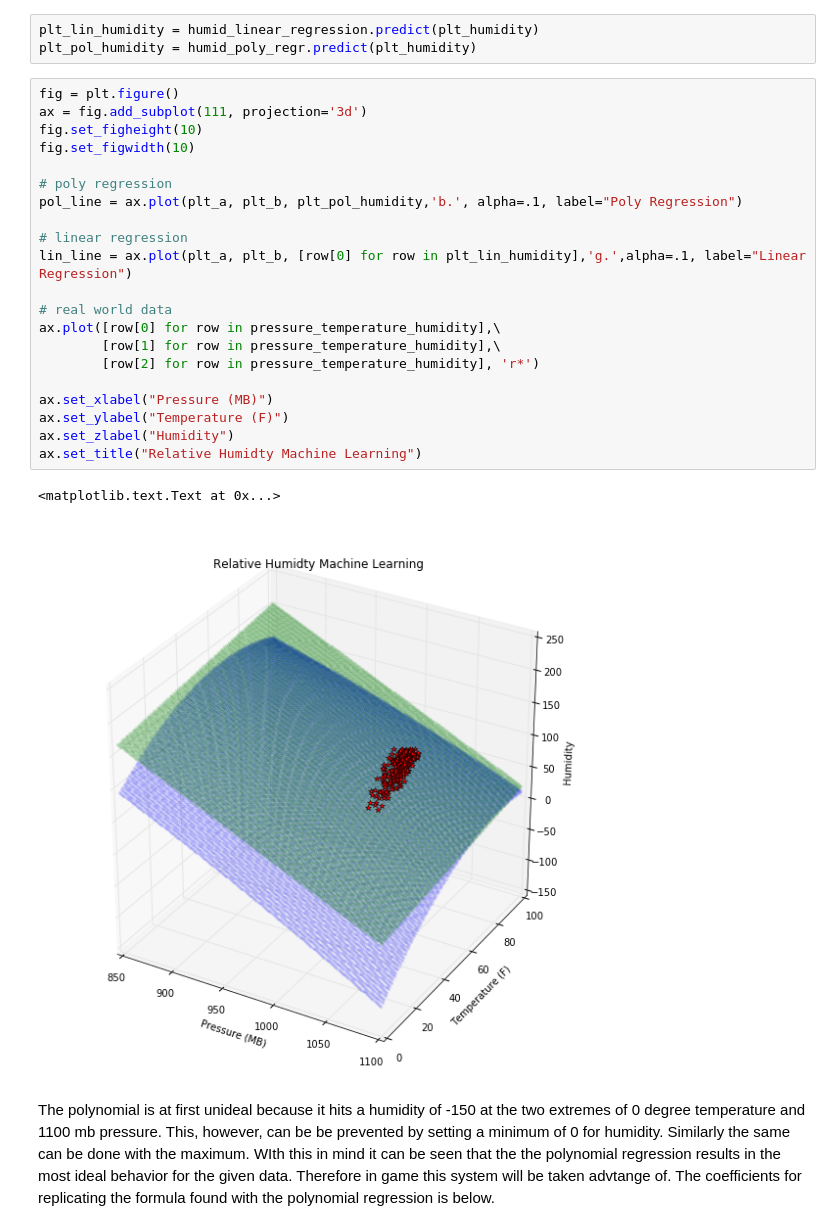
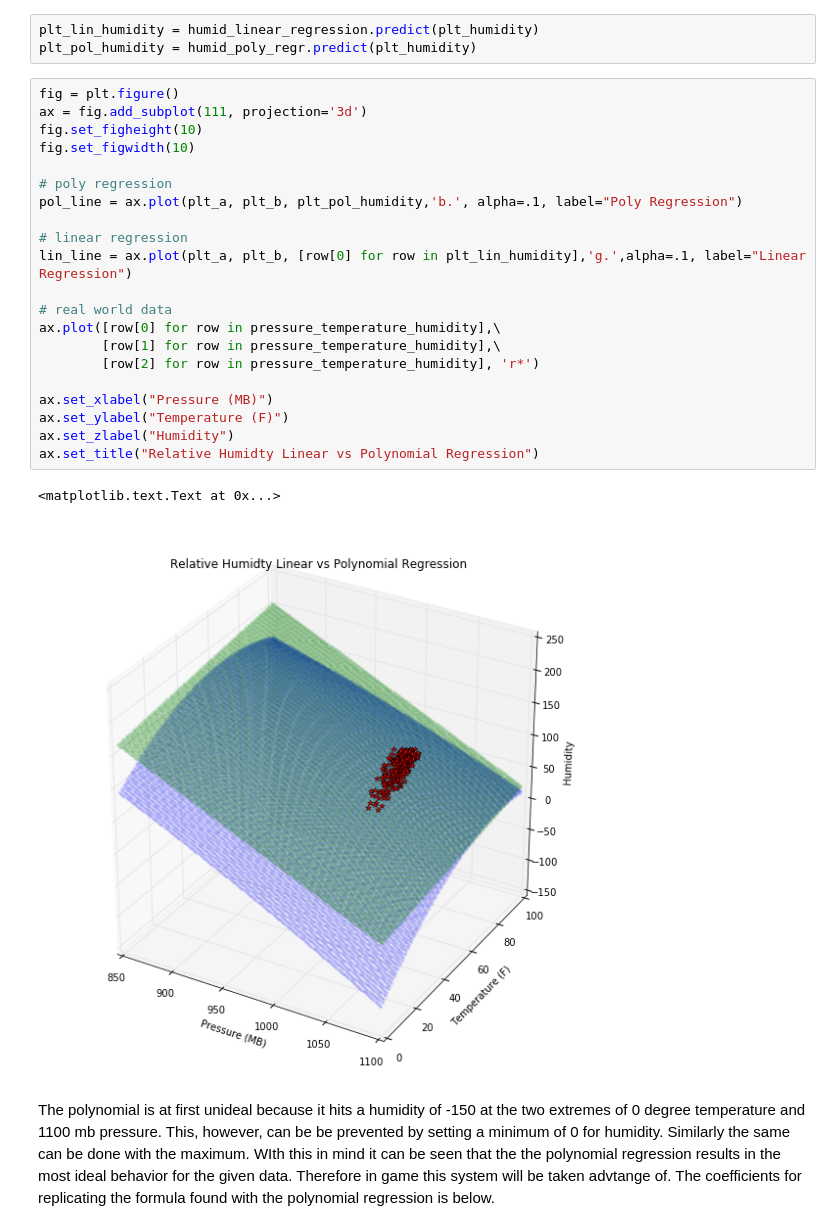
Before and after one commit to bi3mer/WeatherForecasting, a Jupyter notebook: Lorenz Simulation.ipynb, the cells around one changed output. Cells and saved outputs as stored; diff of their text form.

```diff
--- a/Lorenz Simulation.ipynb
+++ b/Lorenz Simulation.ipynb
@@ -953,27 +976,27 @@ plt_pol_humidity = humid_poly_regr.predict(plt_humidity)
 # %%
 fig = plt.figure()
 ax = fig.add_subplot(111, projection='3d')
 fig.set_figheight(10)
 fig.set_figwidth(10)
 
 # poly regression
 pol_line = ax.plot(plt_a, plt_b, plt_pol_humidity,'b.', alpha=.1, label="Poly Regression")
 
 # linear regression
 lin_line = ax.plot(plt_a, plt_b, [row[0] for row in plt_lin_humidity],'g.',alpha=.1, label="Linear Regression")
 
 # real world data
 ax.plot([row[0] for row in pressure_temperature_humidity],\
         [row[1] for row in pressure_temperature_humidity],\
         [row[2] for row in pressure_temperature_humidity], 'r*')
 
 ax.set_xlabel("Pressure (MB)")
 ax.set_ylabel("Temperature (F)")
 ax.set_zlabel("Humidity")
-ax.set_title("Relative Humidty Machine Learning")
+ax.set_title("Relative Humidty Linear vs Polynomial Regression")
 # %% [output]
 <matplotlib.text.Text at 0x...>
-[figure, old version]
+[figure, new version]
 # %% [markdown]
 The polynomial is at first unideal because it hits a humidity of -150 at the two extremes of 0 degree temperature and 1100 mb pressure. This, however, can be be prevented by setting a minimum of 0 for humidity. Similarly the same can be done with the maximum. WIth this in mind it can be seen that the the polynomial regression results in the most ideal behavior for the given data. Therefore in game this system will be taken advtange of. The coefficients for replicating the formula found with the polynomial regression is below.
 # %%
```
Also changed, not shown: parts of 28 cells of this notebook.
